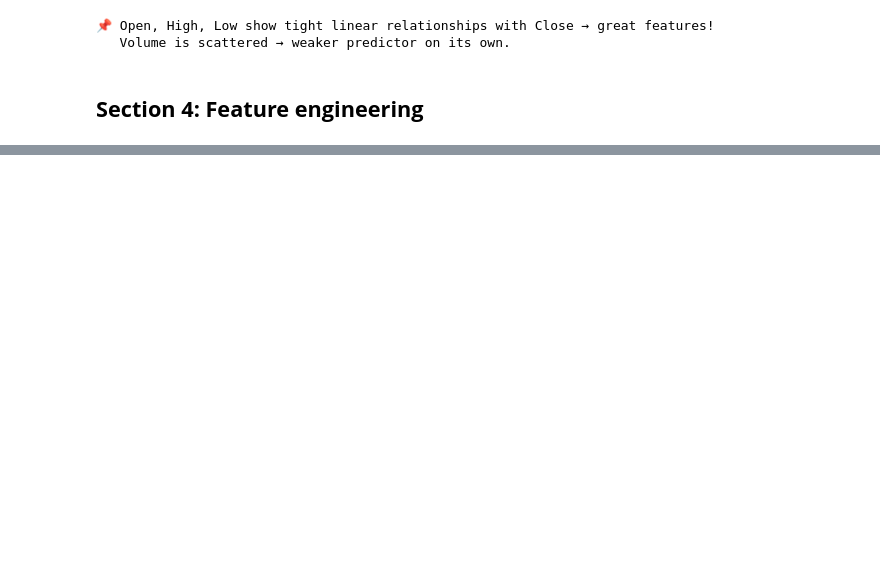
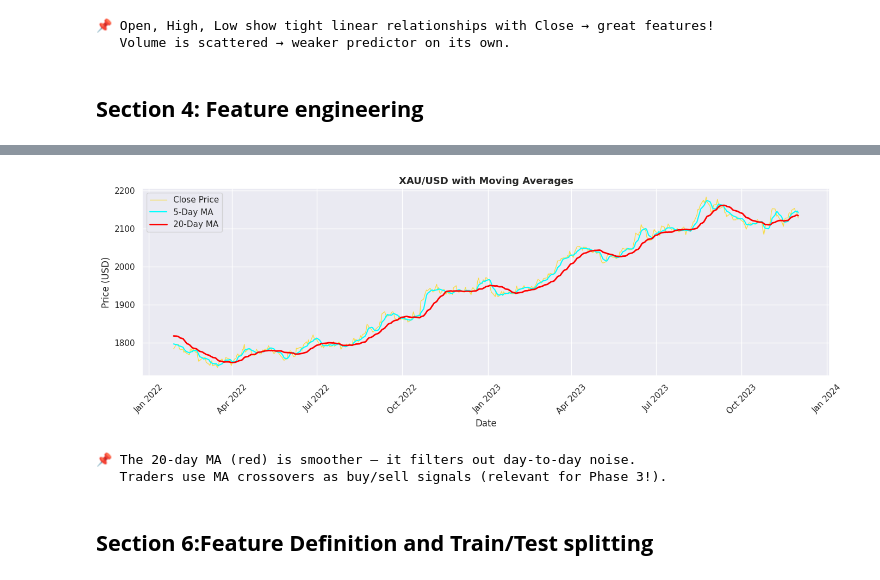
Before and after one commit to arapkorir1/ml-mastery-portfolio, a Jupyter notebook: notebooks/01_Phase1_XAUUSD_Regression.ipynb, the cells around one changed output, grey strips where cells are left out. Cells and saved outputs as stored; diff of their text form; code cells hidden in the pictures; blank space fills up the shorter version.

```diff
--- a/notebooks/01_Phase1_XAUUSD_Regression.ipynb
+++ b/notebooks/01_Phase1_XAUUSD_Regression.ipynb
@@ -212,0 +265,2 @@ print('   Volume is scattered → weaker predictor on its own.')
+# %%
+dfd['Daily_Range']=dfc['High']-dfc['Low']
@@ -212,0 +269,12 @@ print('   Volume is scattered → weaker predictor on its own.')
+# %%
+dfd['MA_5']=dfd['Close'].rolling(window=5).mean()
+dfd['MA_20']=dfd['Close'].rolling(window=20).mean()
+# %%
+dfd['Prev_Close'] = dfd['Close'].shift(1)
+# %%
+
+# Drop NaN rows created by rolling and shift operations
+dfd= dfd.dropna()
+
+print('New features added:')
+print(dfd[['Close', 'Daily_Range', 'MA_5', 'MA_20', 'Prev_Close']].head(8).round(2))
@@ -212,0 +322,25 @@ print('   Volume is scattered → weaker predictor on its own.')
+# %%
+#Visualizing moving averages
+fig, ax = plt.subplots(figsize=(14, 5))
+
+ax.plot(dfd.index, dfd['Close'], color='gold', linewidth=1, alpha=0.7, label='Close Price')
+ax.plot(dfd.index, dfd['MA_5'],  color='cyan',  linewidth=1.5, label='5-Day MA')
+ax.plot(dfd.index, dfd['MA_20'], color='red',   linewidth=2,   label='20-Day MA')
+
+ax.set_title('XAU/USD with Moving Averages', fontsize=13, fontweight='bold')
+ax.set_xlabel('Date')
+ax.set_ylabel('Price (USD)')
+ax.legend()
+ax.xaxis.set_major_formatter(mdates.DateFormatter('%b %Y'))
+plt.xticks(rotation=45)
+plt.tight_layout()
+plt.show()
+
+print('📌 The 20-day MA (red) is smoother — it filters out day-to-day noise.')
+print('   Traders use MA crossovers as buy/sell signals (relevant for Phase 3!).')
+# %% [output]
+[figure, added]
+📌 The 20-day MA (red) is smoother — it filters out day-to-day noise.
+   Traders use MA crossovers as buy/sell signals (relevant for Phase 3!).
+# %% [markdown]
+## **Section 6:Feature Definition and Train/Test splitting**
```
Also changed, not shown: parts of 15 cells of this notebook.
